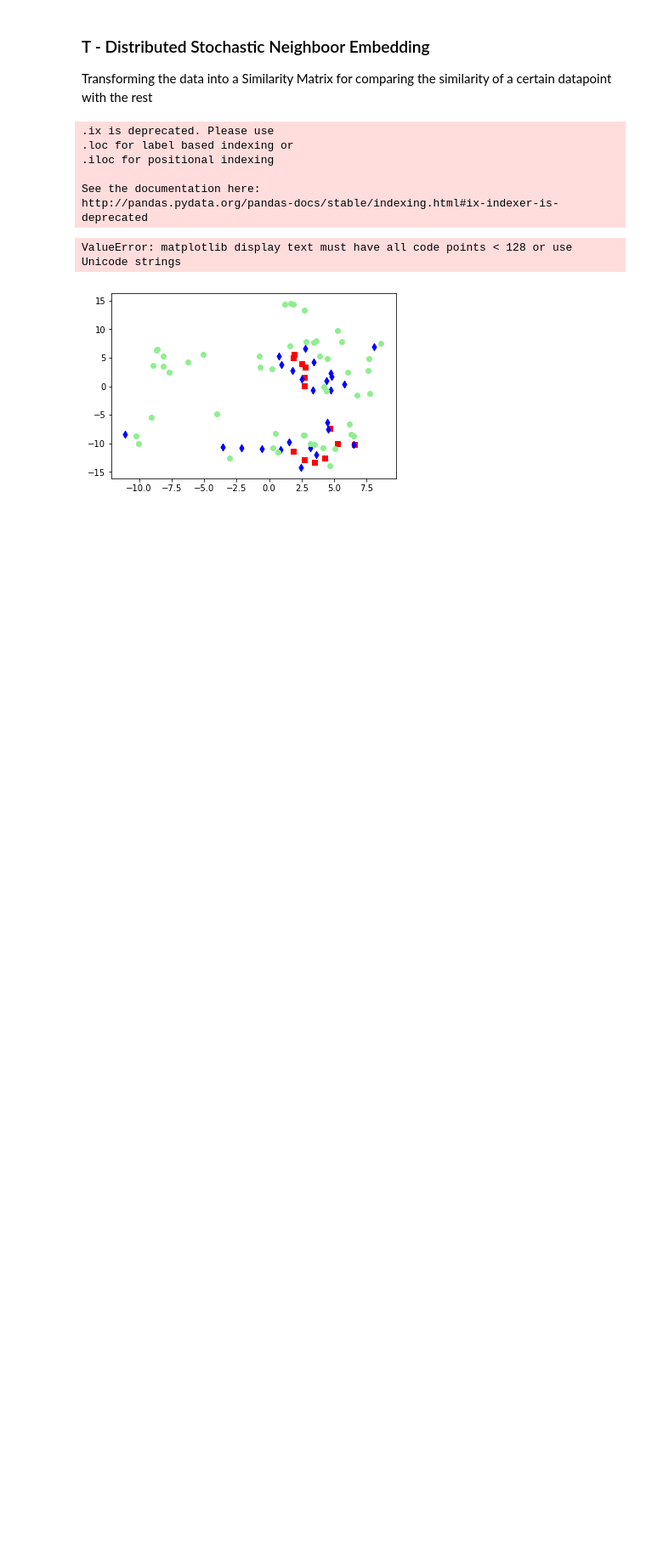
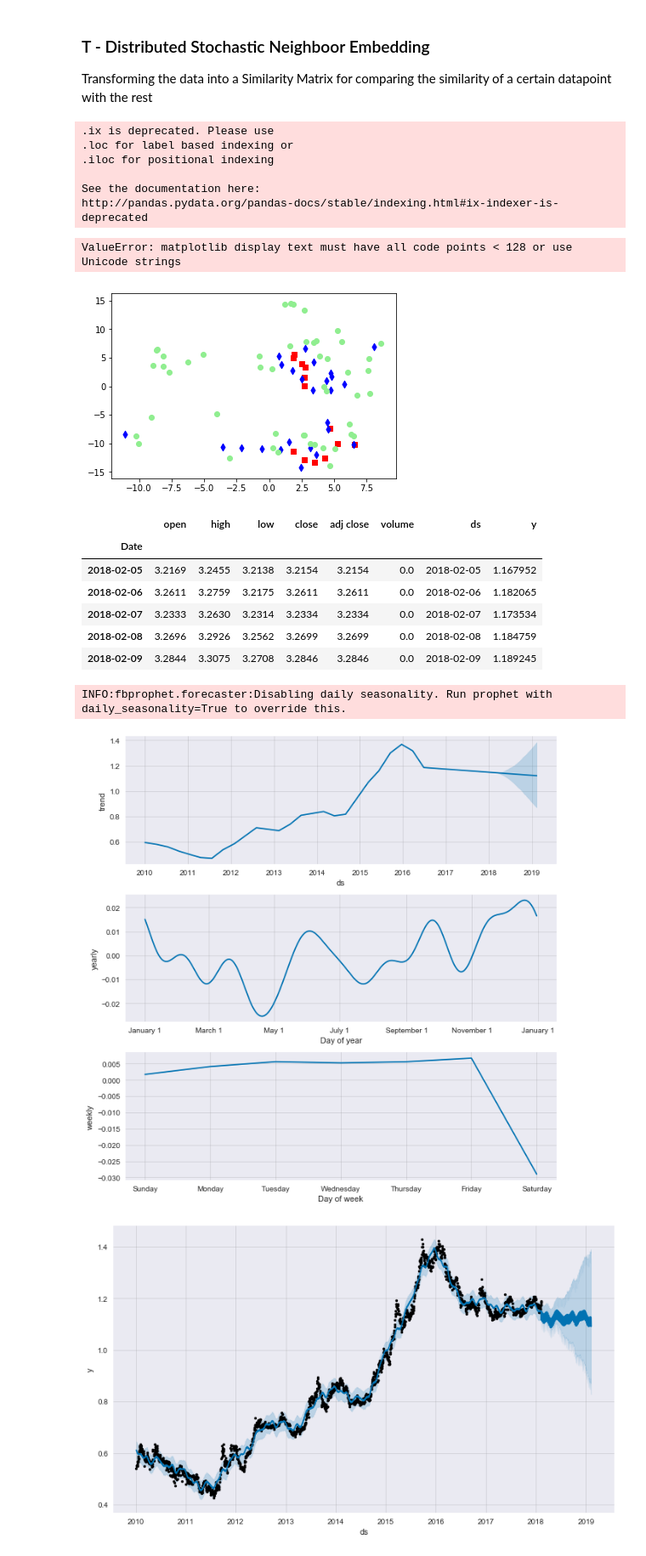
Before and after one commit to sudoFerraz/Kamaji-monitor, a Jupyter notebook: datasets/Dataset modeling for financial time series data.ipynb, the cells around one changed output. Shown at 85% size. Cells and saved outputs as stored; diff of their text form; code cells hidden in the pictures; blank space fills up the shorter version.

```diff
--- a/datasets/Dataset modeling for financial time series data.ipynb
+++ b/datasets/Dataset modeling for financial time series data.ipynb
@@ -586,3 +586,29 @@ plt.ylabel('Y in t-SNE')
 plt.legend(loc='upper left')
 plt.title('t-SNE visualization of test data')
 plt.show()
+# %%
+from fbprophet import Prophet
+import numpy as np
+
+test = data.copy()
+test['ds'] = data.index
+test['y'] = np.log(data['close'])
+display(test.tail())
+m = Prophet()
+m.fit(test)
+future = m.make_future_dataframe(periods=365)
+forecast = m.predict(future)
+forecast[['ds', 'yhat', 'yhat_lower', 'yhat_upper']]
+m.plot(forecast)
+m.plot_components(forecast)
+# %% [output]
+|  | open | high | low | close | adj close | volume | ds | y |
+| Date |  |  |  |  |  |  |  |  |
+| 2018-02-05 | 3.2169 | 3.2455 | 3.2138 | 3.2154 | 3.2154 | 0.0 | 2018-02-05 | 1.167952 |
+| 2018-02-06 | 3.2611 | 3.2759 | 3.2175 | 3.2611 | 3.2611 | 0.0 | 2018-02-06 | 1.182065 |
+| 2018-02-07 | 3.2333 | 3.2630 | 3.2314 | 3.2334 | 3.2334 | 0.0 | 2018-02-07 | 1.173534 |
+| 2018-02-08 | 3.2696 | 3.2926 | 3.2562 | 3.2699 | 3.2699 | 0.0 | 2018-02-08 | 1.184759 |
+| 2018-02-09 | 3.2844 | 3.3075 | 3.2708 | 3.2846 | 3.2846 | 0.0 | 2018-02-09 | 1.189245 |
+INFO:fbprophet.forecaster:Disabling daily seasonality. Run prophet with daily_seasonality=True to override this.
+[figure, added]
+[figure, added]
```
Also changed, not shown: parts of 2 cells of this notebook, 4 other files.
